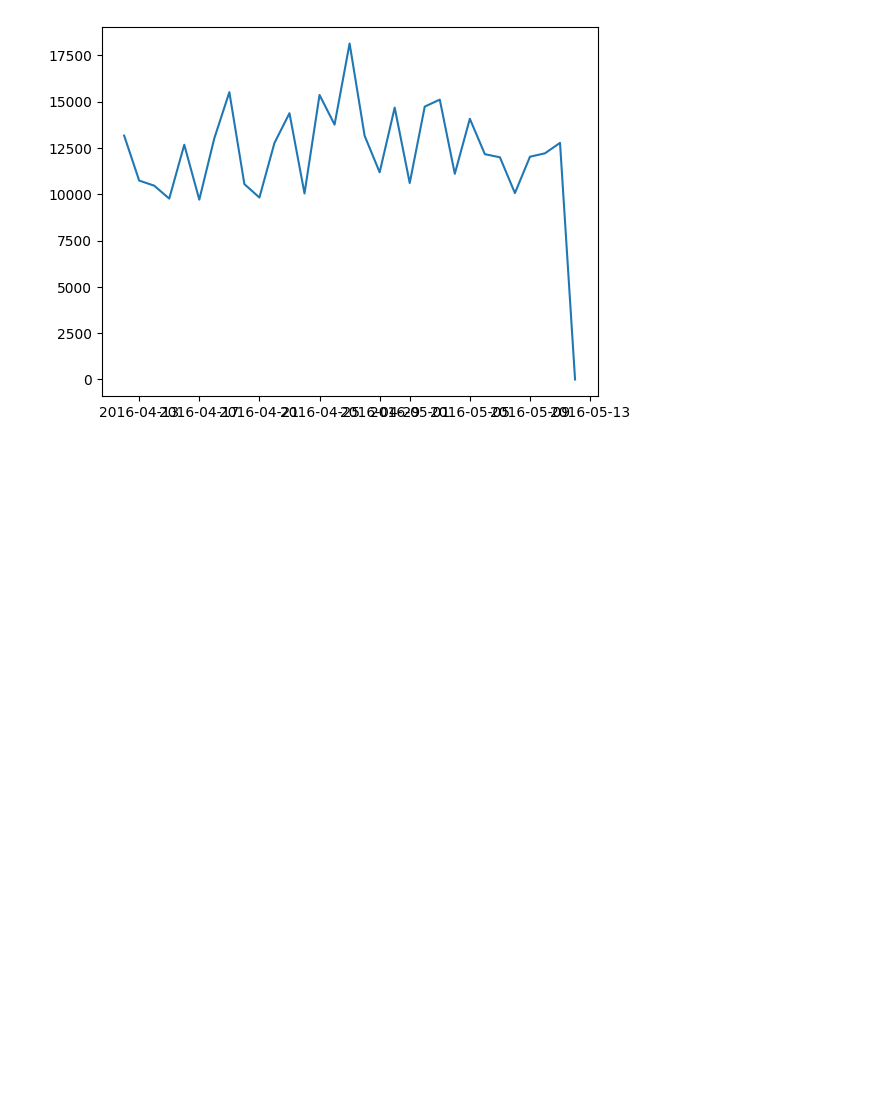
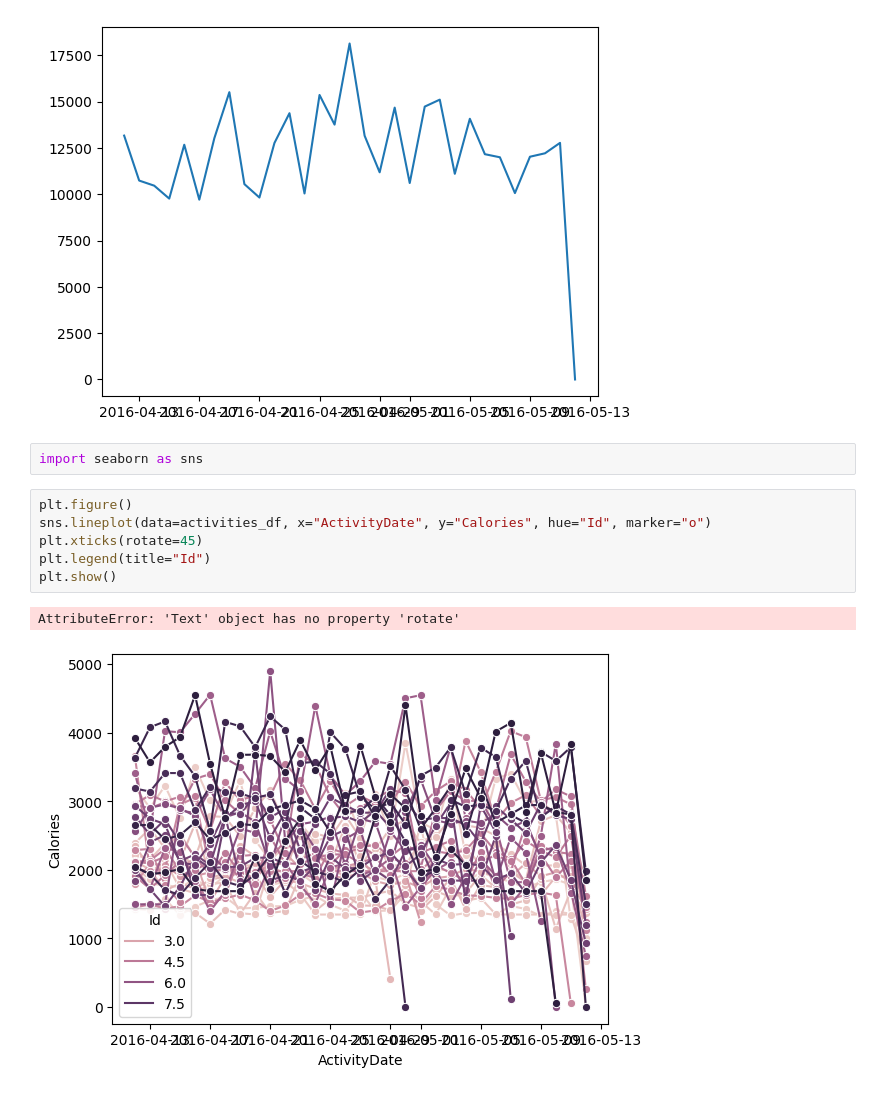
Before and after one commit to Liedjieboer/bellabeat_capstone, a Jupyter notebook: notebooks/activities.ipynb, the cells around one changed output. Cells and saved outputs as stored; diff of their text form; blank space fills up the shorter version.

Commit message:
Played around with Calories and User ID's in the activities notebook

```diff
--- a/notebooks/activities.ipynb
+++ b/notebooks/activities.ipynb
@@ -51,3 +44,14 @@ plt.plot(id_1["ActivityDate"], id_1["TotalSteps"])
 plt.show()
 # %% [output]
 [figure]
+# %%
+import seaborn as sns
+# %%
+plt.figure()
+sns.lineplot(data=activities_df, x="ActivityDate", y="Calories", hue="Id", marker="o")
+plt.xticks(rotate=45)
+plt.legend(title="Id")
+plt.show()
+# %% [output]
+AttributeError: 'Text' object has no property 'rotate'
+[figure, added]
```
Also changed, not shown: parts of 1 cell of this notebook.
